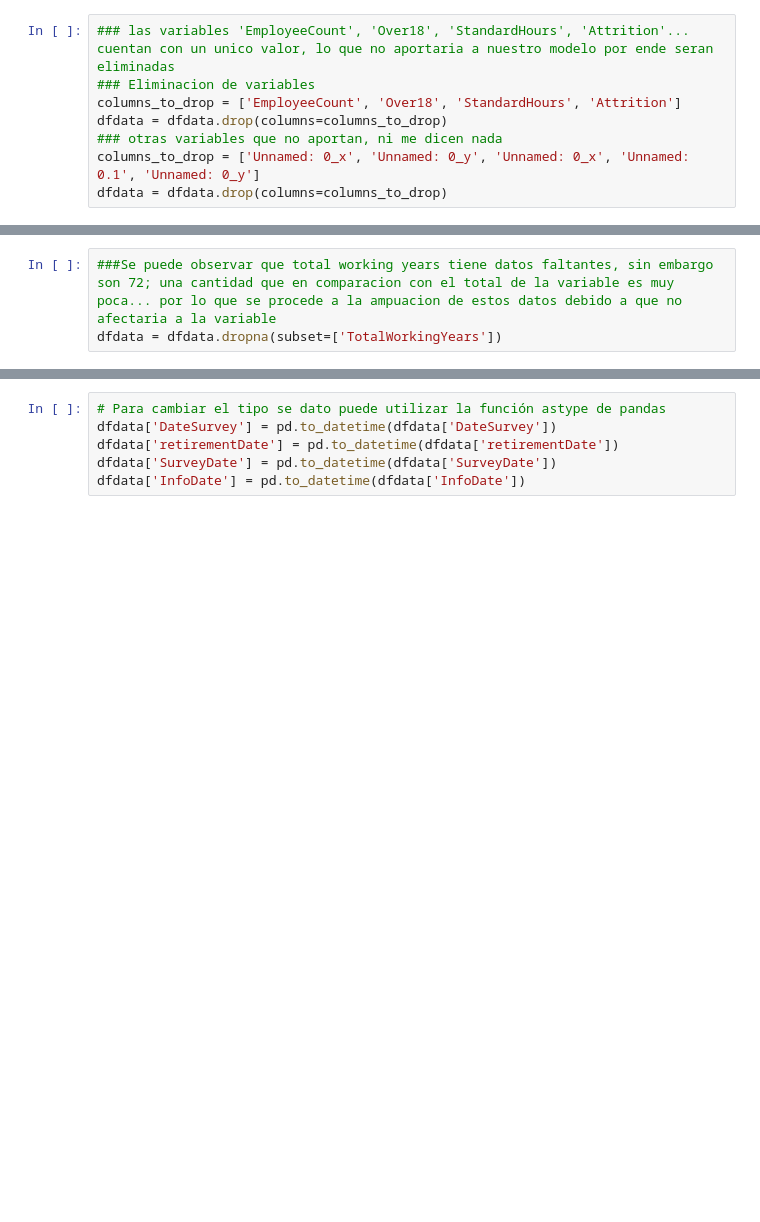
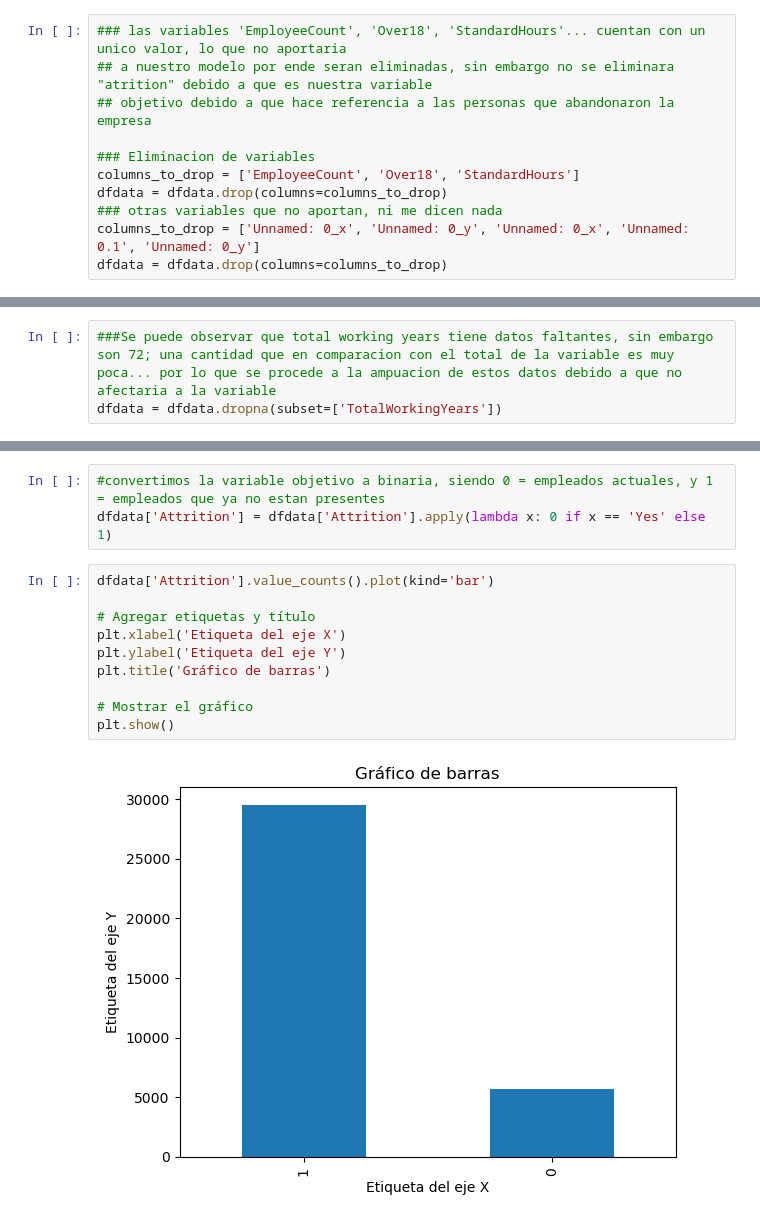
Before and after one commit to MariaGabrielp/HR_Analitica, a Jupyter notebook: Perez_Gonzalez_HR.ipynb, the cells around one changed output, grey strips where cells are left out. Cells and saved outputs as stored; diff of their text form; blank space fills up the shorter version.

```diff
--- a/Perez_Gonzalez_HR.ipynb
+++ b/Perez_Gonzalez_HR.ipynb
@@ -137,9 +149,12 @@ print("Variables con un único valor: ", single_value_columns)
 # %% [output]
 Variables con un único valor:  Index(['EmployeeCount', 'Over18', 'StandardHours', 'Attrition'], dtype='object')
 # %%
-### las variables 'EmployeeCount', 'Over18', 'StandardHours', 'Attrition'... cuentan con un unico valor, lo que no aportaria a nuestro modelo por ende seran eliminadas
+### las variables 'EmployeeCount', 'Over18', 'StandardHours'... cuentan con un unico valor, lo que no aportaria
+## a nuestro modelo por ende seran eliminadas, sin embargo no se eliminara "atrition" debido a que es nuestra variable
+## objetivo debido a que hace referencia a las personas que abandonaron la empresa
+
 ### Eliminacion de variables
-columns_to_drop = ['EmployeeCount', 'Over18', 'StandardHours', 'Attrition']
+columns_to_drop = ['EmployeeCount', 'Over18', 'StandardHours']
 dfdata = dfdata.drop(columns=columns_to_drop)
 ### otras variables que no aportan, ni me dicen nada
 columns_to_drop = ['Unnamed: 0_x', 'Unnamed: 0_y', 'Unnamed: 0_x', 'Unnamed: 0.1', 'Unnamed: 0_y']
@@ -258,7 +273,16 @@ resignationReason           object
 dtype: object
-# %%
-# Para cambiar el tipo se dato puede utilizar la función astype de pandas
-dfdata['DateSurvey'] = pd.to_datetime(dfdata['DateSurvey'])
-dfdata['retirementDate'] = pd.to_datetime(dfdata['retirementDate'])
-dfdata['SurveyDate'] = pd.to_datetime(dfdata['SurveyDate'])
-dfdata['InfoDate'] = pd.to_datetime(dfdata['InfoDate'])
+# %%
+#convertimos la variable objetivo a binaria, siendo 0 = empleados actuales, y 1 = empleados que ya no estan presentes
+dfdata['Attrition'] = dfdata['Attrition'].apply(lambda x: 0 if x == 'Yes' else 1)
+# %%
+dfdata['Attrition'].value_counts().plot(kind='bar')
+
+# Agregar etiquetas y título
+plt.xlabel('Etiqueta del eje X')
+plt.ylabel('Etiqueta del eje Y')
+plt.title('Gráfico de barras')
+
+# Mostrar el gráfico
+plt.show()
+# %% [output]
+[figure, added]
```
Also changed, not shown: parts of 7 cells of this notebook.
